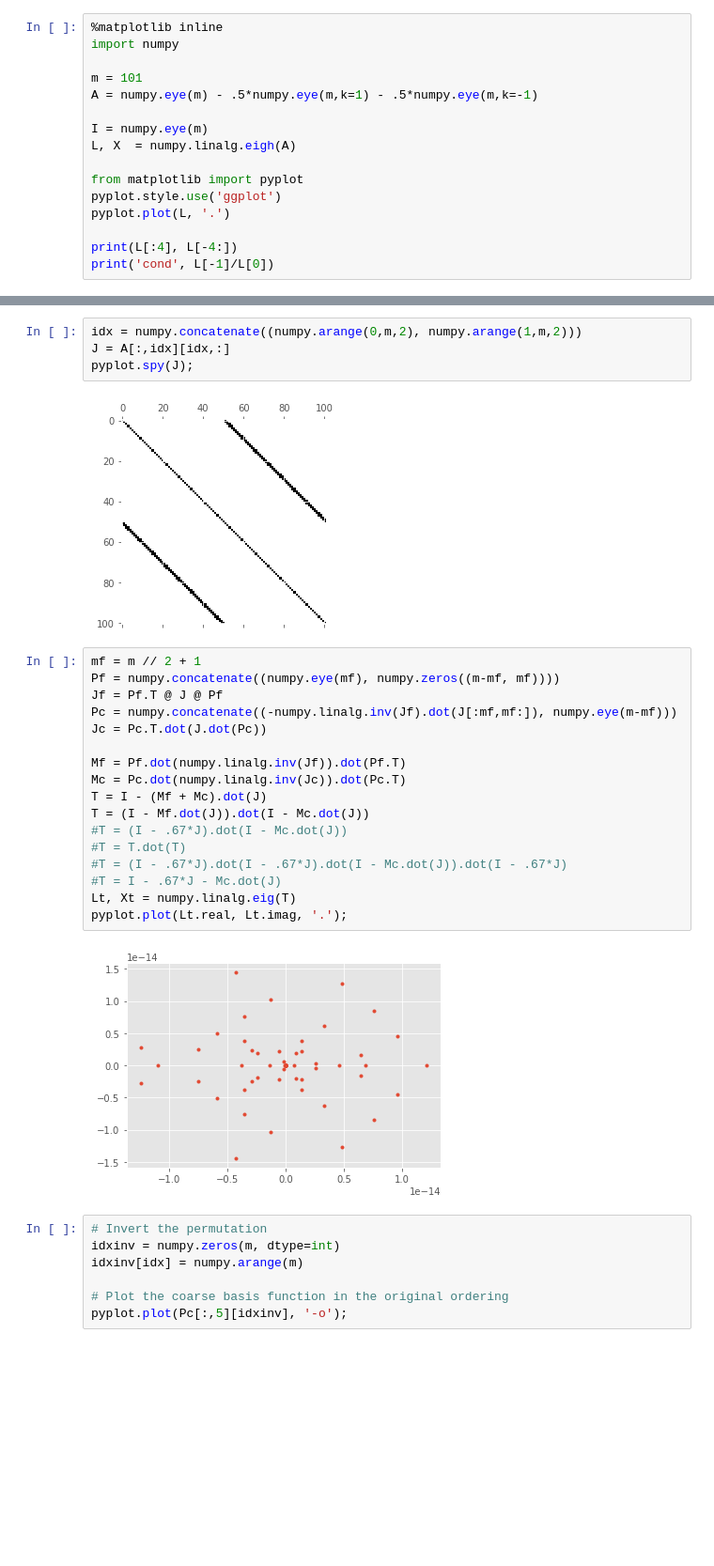
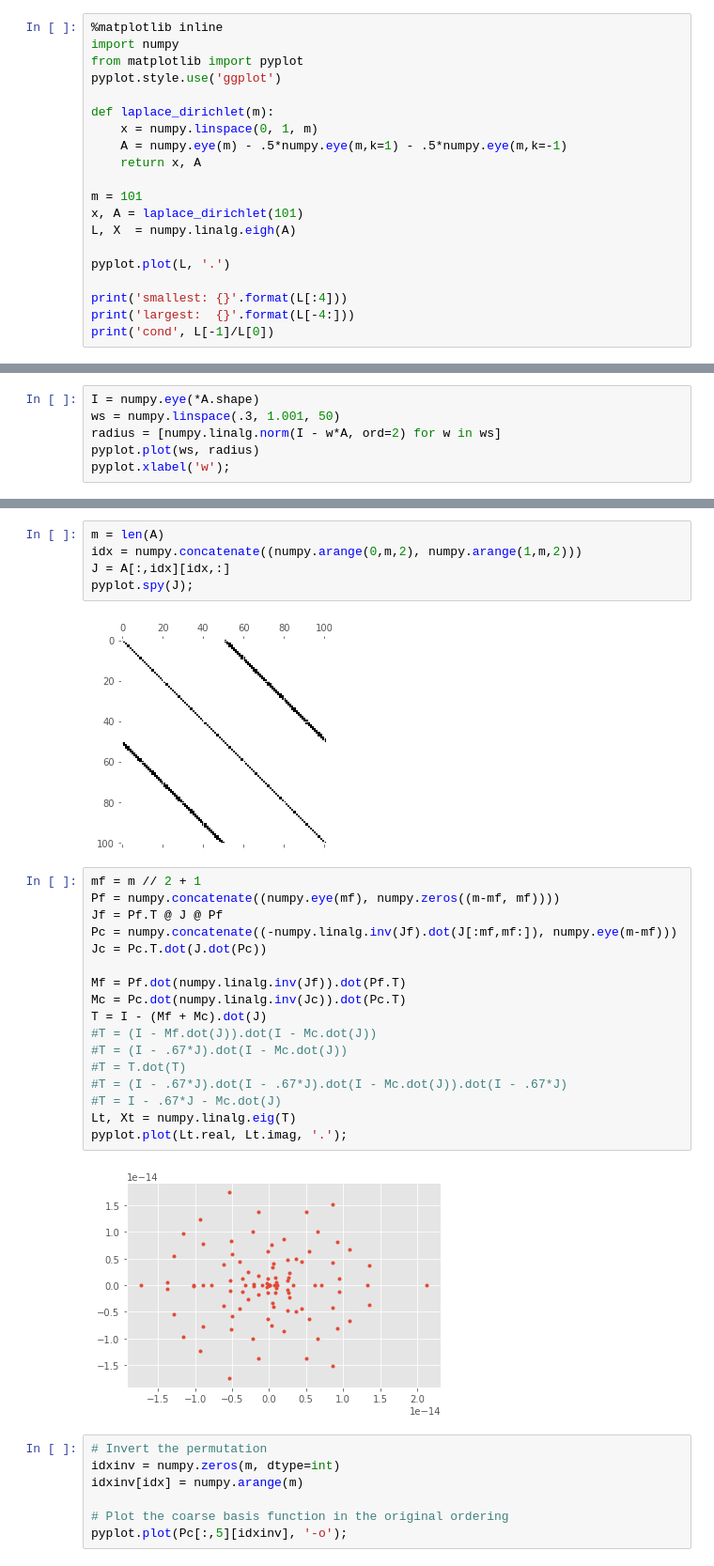
Before and after one commit to cu-numpde/numpde-fall2018, a Jupyter notebook: Multigrid.ipynb, the cells around one changed output, grey strips where cells are left out. Shown at 94% size. Saved outputs shown, nothing was run; the diff lists cells and outputs as text; blank space fills up the shorter version.

```diff
--- a/Multigrid.ipynb
+++ b/Multigrid.ipynb
@@ -3,17 +11,21 @@
 # %%
 %matplotlib inline
 import numpy
+from matplotlib import pyplot
+pyplot.style.use('ggplot')
+
+def laplace_dirichlet(m):
+    x = numpy.linspace(0, 1, m)
+    A = numpy.eye(m) - .5*numpy.eye(m,k=1) - .5*numpy.eye(m,k=-1)
+    return x, A
 
 m = 101
-A = numpy.eye(m) - .5*numpy.eye(m,k=1) - .5*numpy.eye(m,k=-1)
-
-I = numpy.eye(m)
+x, A = laplace_dirichlet(101)
 L, X  = numpy.linalg.eigh(A)
 
-from matplotlib import pyplot
-pyplot.style.use('ggplot')
 pyplot.plot(L, '.')
 
-print(L[:4], L[-4:])
+print('smallest: {}'.format(L[:4]))
+print('largest:  {}'.format(L[-4:]))
 print('cond', L[-1]/L[0])
 # %% [output]
@@ -36,0 +108,6 @@ pyplot.legend(loc='upper right');
+# %%
+I = numpy.eye(*A.shape)
+ws = numpy.linspace(.3, 1.001, 50)
+radius = [numpy.linalg.norm(I - w*A, ord=2) for w in ws]
+pyplot.plot(ws, radius)
+pyplot.xlabel('w');
@@ -127,4 +242,5 @@ $$ I - M^{-1} J = I - P_f A^{-1} P_f^T J - P_c S^{-1} P_c^T J .$$
 # %%
+m = len(A)
 idx = numpy.concatenate((numpy.arange(0,m,2), numpy.arange(1,m,2)))
 J = A[:,idx][idx,:]
 pyplot.spy(J);
@@ -133,22 +249,22 @@ pyplot.spy(J);
 # %%
 mf = m // 2 + 1
 Pf = numpy.concatenate((numpy.eye(mf), numpy.zeros((m-mf, mf))))
 Jf = Pf.T @ J @ Pf
 Pc = numpy.concatenate((-numpy.linalg.inv(Jf).dot(J[:mf,mf:]), numpy.eye(m-mf)))
 Jc = Pc.T.dot(J.dot(Pc))
 
 Mf = Pf.dot(numpy.linalg.inv(Jf)).dot(Pf.T)
 Mc = Pc.dot(numpy.linalg.inv(Jc)).dot(Pc.T)
 T = I - (Mf + Mc).dot(J)
-T = (I - Mf.dot(J)).dot(I - Mc.dot(J))
+#T = (I - Mf.dot(J)).dot(I - Mc.dot(J))
 #T = (I - .67*J).dot(I - Mc.dot(J))
 #T = T.dot(T)
 #T = (I - .67*J).dot(I - .67*J).dot(I - Mc.dot(J)).dot(I - .67*J)
 #T = I - .67*J - Mc.dot(J)
 Lt, Xt = numpy.linalg.eig(T)
 pyplot.plot(Lt.real, Lt.imag, '.');
 # %% [output]
-[figure, old version]
+[figure, new version]
 # %%
 # Invert the permutation
 idxinv = numpy.zeros(m, dtype=int)
```
Also changed, not shown: parts of 35 cells of this notebook.
